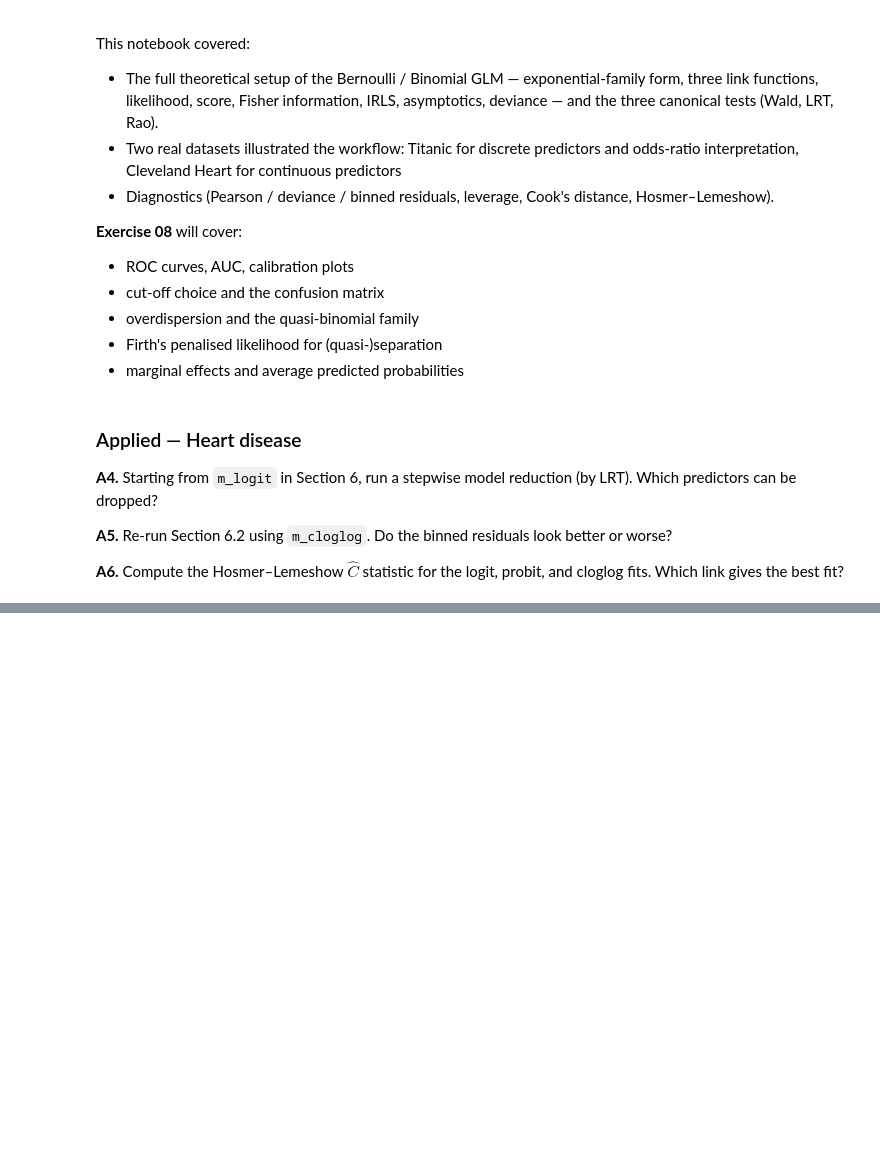
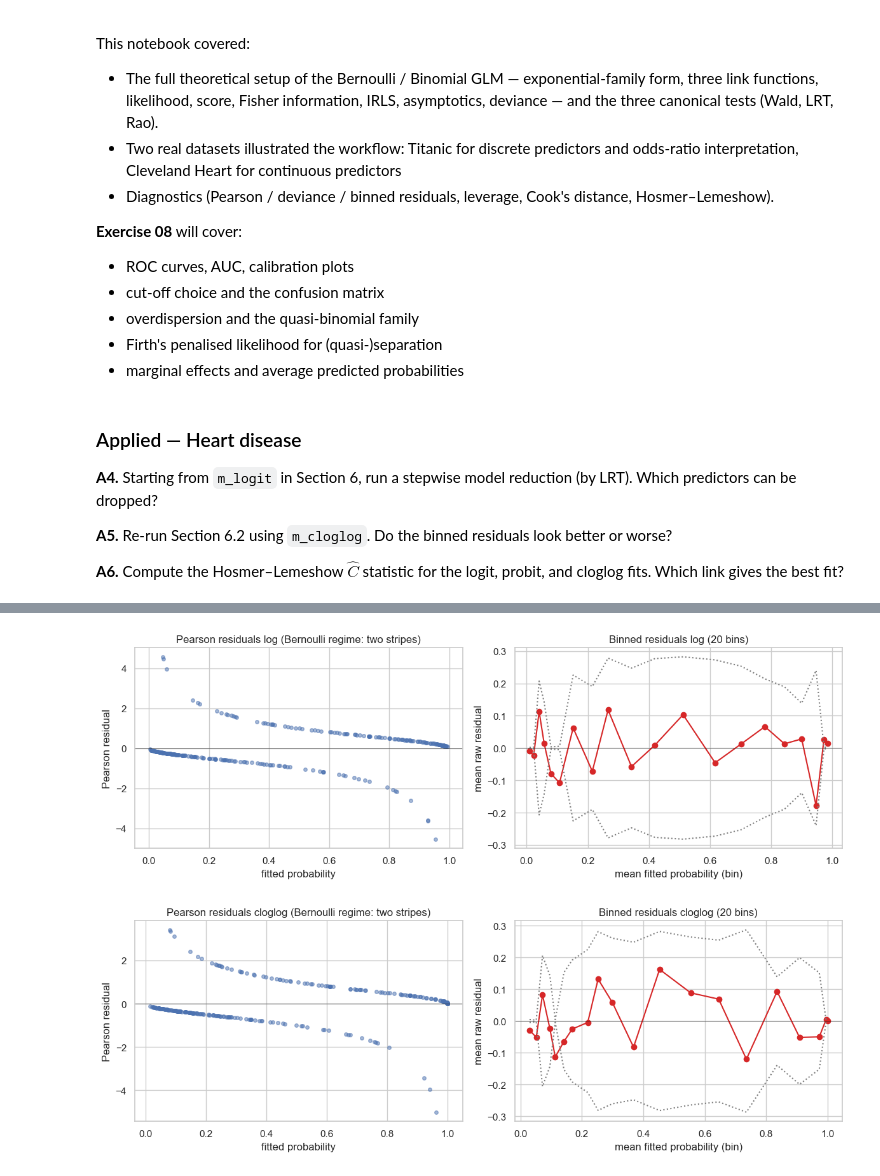
Before and after one commit to gulierus/ZLMA, a Jupyter notebook: 01ZLMA_ex07_Binary_Data.ipynb, the cells around one changed output, grey strips where cells are left out. Cells and saved outputs as stored; diff of their text form; code cells hidden in the pictures; blank space fills up the shorter version.

```diff
--- a/01ZLMA_ex07_Binary_Data.ipynb
+++ b/01ZLMA_ex07_Binary_Data.ipynb
@@ -1066,0 +1197,55 @@ st_depression            0.4336      0.133      3.256      0.001       0.173
+# %%
+def binned_residuals(model, n_bins=30):
+    # Binned residual plot (Gelman & Hill 2006, section 5.3).
+    # Sort observations by fitted probability, split into n_bins equal-count bins,
+    # plot the mean raw residual against the mean fitted probability per bin.
+    # The +/- 2/sqrt(n_bin) band is a rough 95% pointwise reference.
+    p_hat = np.asarray(model.fittedvalues)
+    raw   = np.asarray(model.resid_response)
+    order = np.argsort(p_hat)
+    p_hat, raw = p_hat[order], raw[order]
+    edges = np.linspace(0, len(p_hat), n_bins + 1).astype(int)
+    centres, means, bounds = [], [], []
+    for a, b in zip(edges[:-1], edges[1:]):
+        if b - a < 2:
+            continue
+        centres.append(p_hat[a:b].mean())
+        means.append(raw[a:b].mean())
+        bounds.append(2 * raw[a:b].std(ddof=1) / np.sqrt(b - a))
+    return np.array(centres), np.array(means), np.array(bounds)
+
+
+centres, means, bounds = binned_residuals(m_logit, n_bins=20)
+
+fig, ax = plt.subplots(1, 2, figsize=(12, 4.2))
+# Pearson residuals vs. fitted — Bernoulli stripes visible.
+ax[0].scatter(m_logit.fittedvalues, m_logit.resid_pearson, s=16, alpha=0.5)
+ax[0].axhline(0, color="k", lw=0.5)
+ax[0].set_xlabel("fitted probability"); ax[0].set_ylabel("Pearson residual")
+ax[0].set_title("Pearson residuals log (Bernoulli regime: two stripes)")
+# Binned residuals.
+ax[1].plot(centres, means, "o-", color="tab:red")
+ax[1].plot(centres, bounds, ":", color="gray"); ax[1].plot(centres, -bounds, ":", color="gray")
+ax[1].axhline(0, color="k", lw=0.5)
+ax[1].set_xlabel("mean fitted probability (bin)"); ax[1].set_ylabel("mean raw residual")
+ax[1].set_title("Binned residuals log (20 bins)")
+plt.tight_layout(); plt.show()
+
+centres, means, bounds = binned_residuals(m_cloglog, n_bins=20)
+
+fig, ax = plt.subplots(1, 2, figsize=(12, 4.2))
+# Pearson residuals vs. fitted — Bernoulli stripes visible.
+ax[0].scatter(m_cloglog.fittedvalues, m_cloglog.resid_pearson, s=16, alpha=0.5)
+ax[0].axhline(0, color="k", lw=0.5)
+ax[0].set_xlabel("fitted probability"); ax[0].set_ylabel("Pearson residual")
+ax[0].set_title("Pearson residuals cloglog (Bernoulli regime: two stripes)")
+# Binned residuals.
+ax[1].plot(centres, means, "o-", color="tab:red")
+ax[1].plot(centres, bounds, ":", color="gray"); ax[1].plot(centres, -bounds, ":", color="gray")
+ax[1].axhline(0, color="k", lw=0.5)
+ax[1].set_xlabel("mean fitted probability (bin)"); ax[1].set_ylabel("mean raw residual")
+ax[1].set_title("Binned residuals cloglog (20 bins)")
+plt.tight_layout(); plt.show()
+# %% [output]
+[figure, added]
+[figure, added]
```
Also changed, not shown: parts of 13 cells of this notebook.
